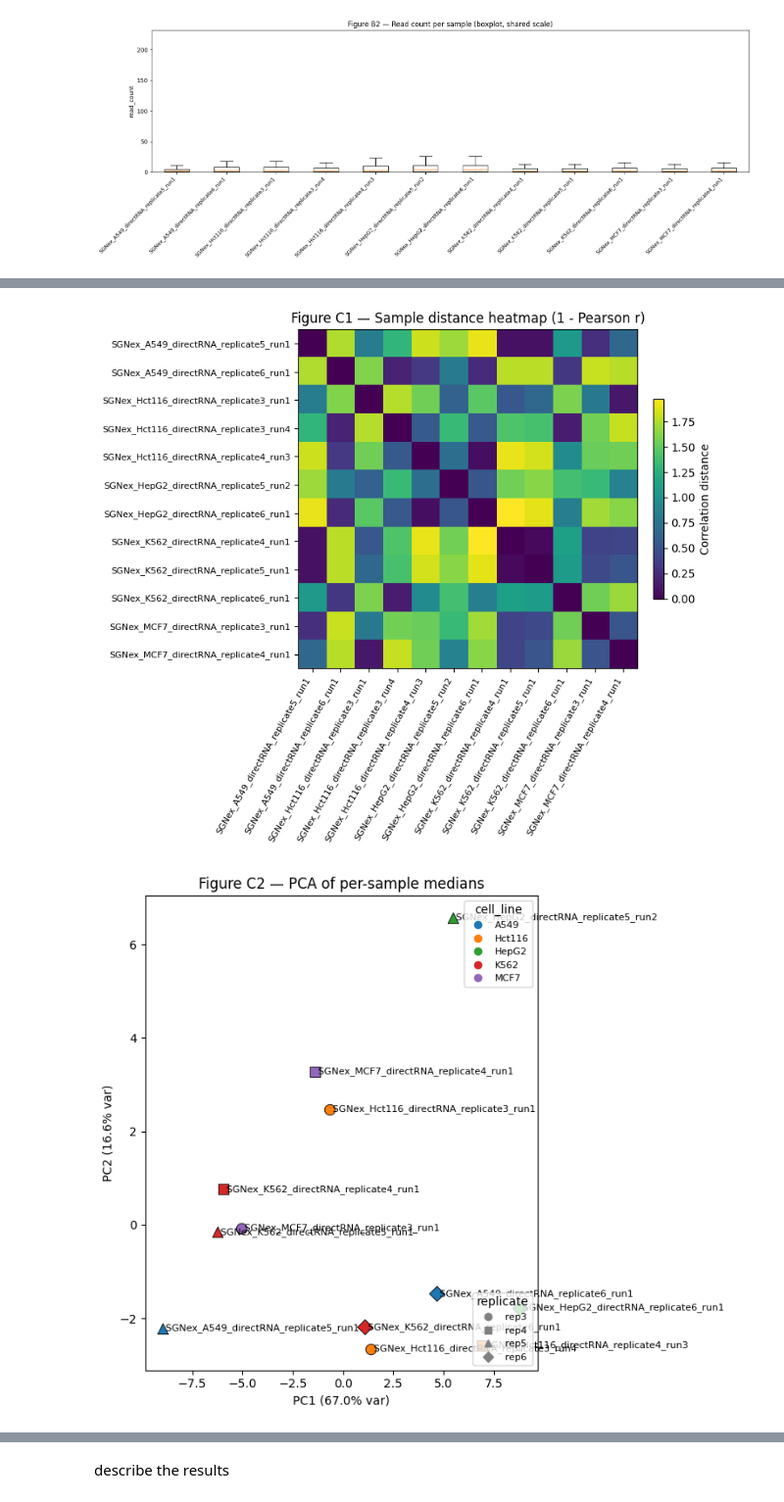
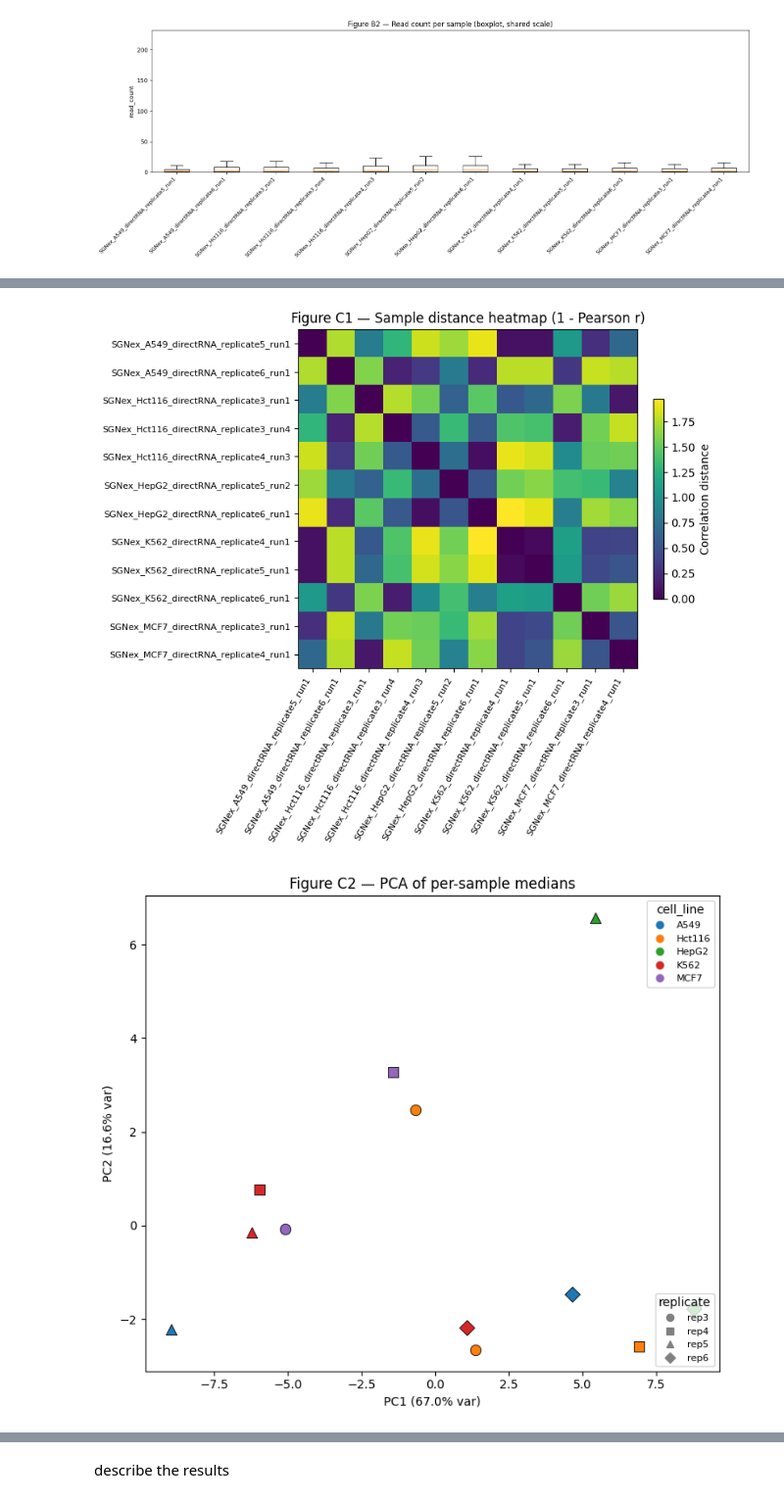
Before and after one commit to Kayannn123/DSA4262-Term-Project, a Jupyter notebook: task2.ipynb, the cells around one changed output, grey strips where cells are left out. Shown at 98% size. Drawn from its saved outputs; the diff is of its cells as text; code cells hidden in the pictures.

```diff
--- a/task2.ipynb
+++ b/task2.ipynb
@@ -880,7 +880,7 @@ def main():
                     color=cl2color[cell_lines[i]],
                     marker=rep2mkr[replicates[i]],
                     edgecolor="black", linewidths=0.6, s=80)
-        ax2.text(pcs[i,0], pcs[i,1], f" {s}", fontsize=8, va="center")
+        ax2.text(pcs[i,0], pcs[i,1], f"", fontsize=8, va="center")
     ax2.set_xlabel(f"PC1 ({evr[0]*100:.1f}% var)"); ax2.set_ylabel(f"PC2 ({evr[1]*100:.1f}% var)")
     ax2.set_title("Figure C2 — PCA of per-sample medians")
 
@@ -888,34 +888,34 @@ def main():
     leg1 = ax2.legend(handles=handles_cl, title="cell_line", loc="upper right", fontsize=8)
     ax2.add_artist(leg1)
     handles_rp = [plt.Line2D([0],[0], marker=rep2mkr[r], color='gray', label=f"rep{r}", linestyle='') for r in reps_sorted]
     ax2.legend(handles=handles_rp, title="replicate", loc="lower right", fontsize=8)
 
     fig2.tight_layout()
     pca_path = os.path.join(OUTPUT_DIR, "pca_scatter.png")
     fig2.savefig(pca_path, dpi=180)
     print(f"Wrote: {pca_path}")
 
 if __name__ == "__main__":
     main()
 # %% [output]
 Summarizing: data/processed_parquet/SGNex_A549_directRNA_replicate5_run1_site_features.parquet
 Summarizing: data/processed_parquet/SGNex_A549_directRNA_replicate6_run1_site_features.parquet
 Summarizing: data/processed_parquet/SGNex_Hct116_directRNA_replicate3_run1_site_features.parquet
 Summarizing: data/processed_parquet/SGNex_Hct116_directRNA_replicate3_run4_site_features.parquet
 Summarizing: data/processed_parquet/SGNex_Hct116_directRNA_replicate4_run3_site_features.parquet
 Summarizing: data/processed_parquet/SGNex_HepG2_directRNA_replicate5_run2_site_features.parquet
 Summarizing: data/processed_parquet/SGNex_HepG2_directRNA_replicate6_run1_site_features.parquet
 Summarizing: data/processed_parquet/SGNex_K562_directRNA_replicate4_run1_site_features.parquet
 Summarizing: data/processed_parquet/SGNex_K562_directRNA_replicate5_run1_site_features.parquet
 Summarizing: data/processed_parquet/SGNex_K562_directRNA_replicate6_run1_site_features.parquet
 Summarizing: data/processed_parquet/SGNex_MCF7_directRNA_replicate3_run1_site_features.parquet
 Summarizing: data/processed_parquet/SGNex_MCF7_directRNA_replicate4_run1_site_features.parquet
 Wrote: data/task2_outputs/sample_feature_summary.csv
 Wrote: data/task2_outputs/sample_distance_matrix.csv
 Wrote: data/task2_outputs/distance_heatmap.png
 Wrote: data/task2_outputs/pca_scatter.png
 [figure]
-[figure, old version]
+[figure, new version]
 # %%
 import os, glob
 import numpy as np
```
